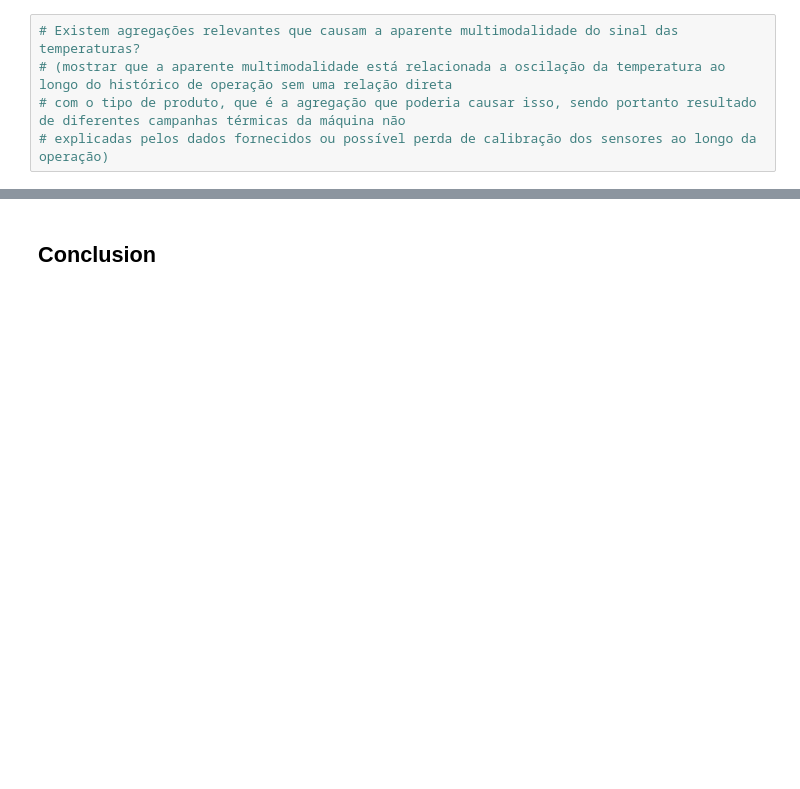
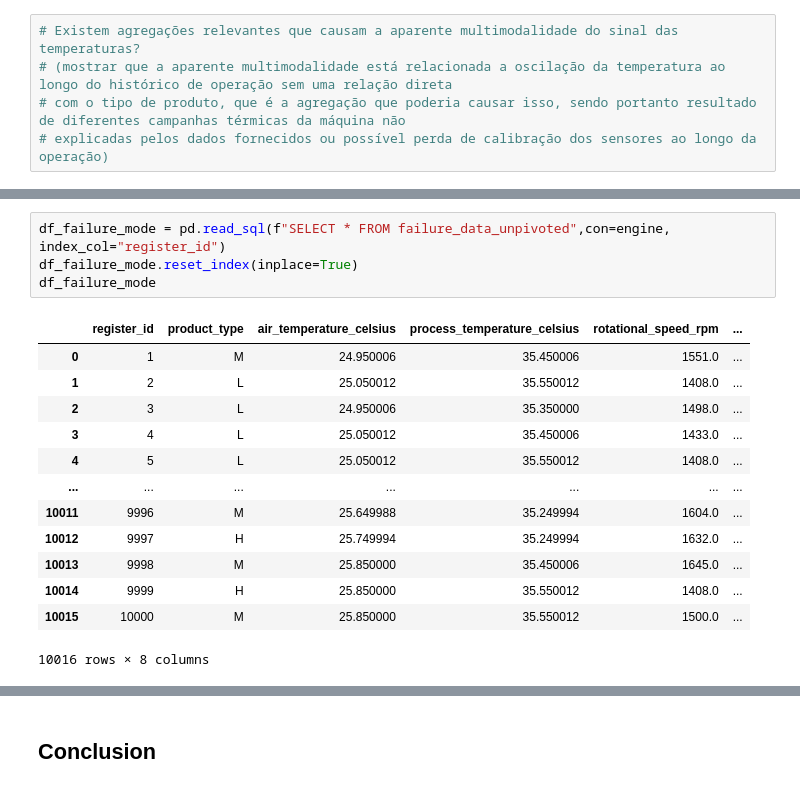
Before and after one commit to ghperez/milling-pdm, a Jupyter notebook: notebooks/03_process_variables_analysis.ipynb, the cells around one changed output, grey strips where cells are left out. Drawn from its saved outputs; the diff is of its cells as text; blank space fills up the shorter version.

```diff
--- a/notebooks/03_process_variables_analysis.ipynb
+++ b/notebooks/03_process_variables_analysis.ipynb
@@ -20,0 +174,18 @@
+# %%
+df_failure_mode = pd.read_sql(f"SELECT * FROM failure_data_unpivoted",con=engine, index_col="register_id")
+df_failure_mode.reset_index(inplace=True)
+df_failure_mode
+# %% [output]
+|  | register_id | product_type | air_temperature_celsius | process_temperature_celsius | rotational_speed_rpm | ... |
+| 0 | 1 | M | 24.950006 | 35.450006 | 1551.0 | ... |
+| 1 | 2 | L | 25.050012 | 35.550012 | 1408.0 | ... |
+| 2 | 3 | L | 24.950006 | 35.350000 | 1498.0 | ... |
+| 3 | 4 | L | 25.050012 | 35.450006 | 1433.0 | ... |
+| 4 | 5 | L | 25.050012 | 35.550012 | 1408.0 | ... |
+| ... | ... | ... | ... | ... | ... | ... |
+| 10011 | 9996 | M | 25.649988 | 35.249994 | 1604.0 | ... |
+| 10012 | 9997 | H | 25.749994 | 35.249994 | 1632.0 | ... |
+| 10013 | 9998 | M | 25.850000 | 35.450006 | 1645.0 | ... |
+| 10014 | 9999 | H | 25.850000 | 35.550012 | 1408.0 | ... |
+| 10015 | 10000 | M | 25.850000 | 35.550012 | 1500.0 | ... |
+10016 rows × 8 columns
```
Also changed, not shown: parts of 11 cells of this notebook.
